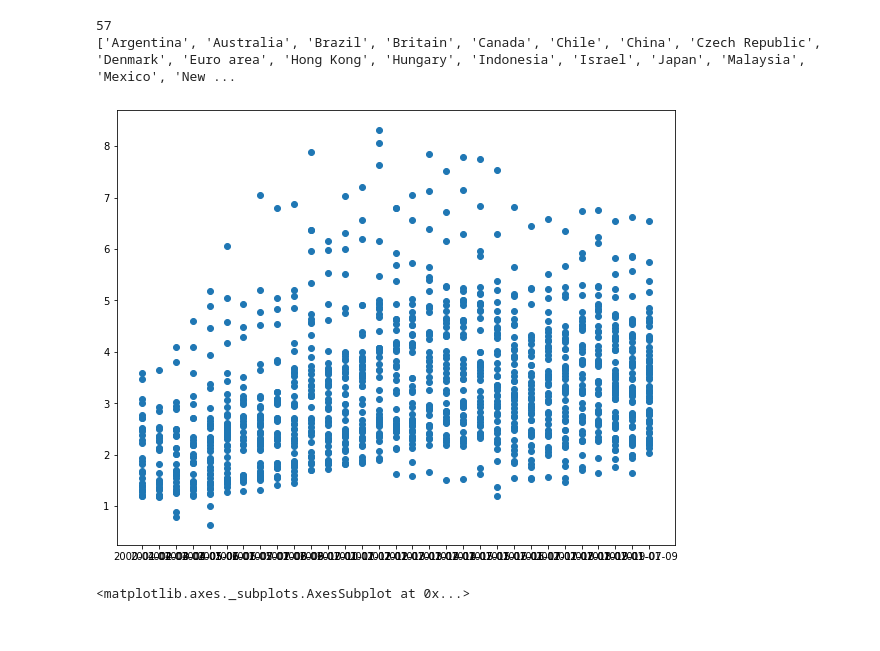
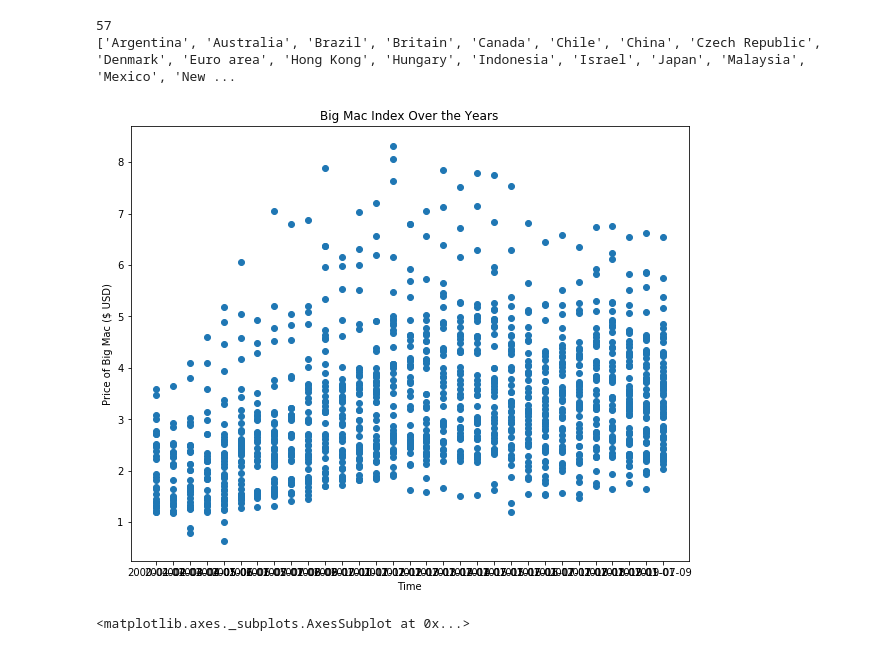
Before and after one commit to andrewhnberry/Visualization_Tuesdays, a Jupyter notebook: 01-Big_Mac_Index_Dashboard/Big_Mac_Visulization.ipynb, the cells around one changed output. Saved outputs shown, nothing was run; the diff lists cells and outputs as text; code cells hidden in the pictures.

```diff
--- a/01-Big_Mac_Index_Dashboard/Big_Mac_Visulization.ipynb
+++ b/01-Big_Mac_Index_Dashboard/Big_Mac_Visulization.ipynb
@@ -61,14 +57,17 @@ print(list(df['name'].unique()))
 ['Argentina', 'Australia', 'Brazil', 'Britain', 'Canada', 'Chile', 'China', 'Czech Republic', 'Denmark', 'Euro area', 'Hong Kong', 'Hungary', 'Indonesia', 'Israel', 'Japan', 'Malaysia', 'Mexico', 'New ...
 # %%
 #Lets create a scatter plot to visualize the change in prices over time, disregard the type of country.
-#Hypthoesis, should be going up gradually over the years
+# Hypthoesis, should be going up gradually over the years
 
 #MatPlotLib Version
 plt.figure(figsize = (10,8))
-plt.scatter(df['date'],df['dollar_price'])
+plt.scatter(x = df['date'], y = df['dollar_price'])
+plt.xlabel('Time')
+plt.ylabel('Price of Big Mac ($ USD)')
+plt.title('Big Mac Index Over the Years')
 plt.show()
 # %% [output]
-[figure, old version]
+[figure, new version]
 # %%
 #Seaborn Version
 plt.figure(figsize = (10,8))
```
Also changed, not shown: parts of 5 cells of this notebook, 1 other file.
